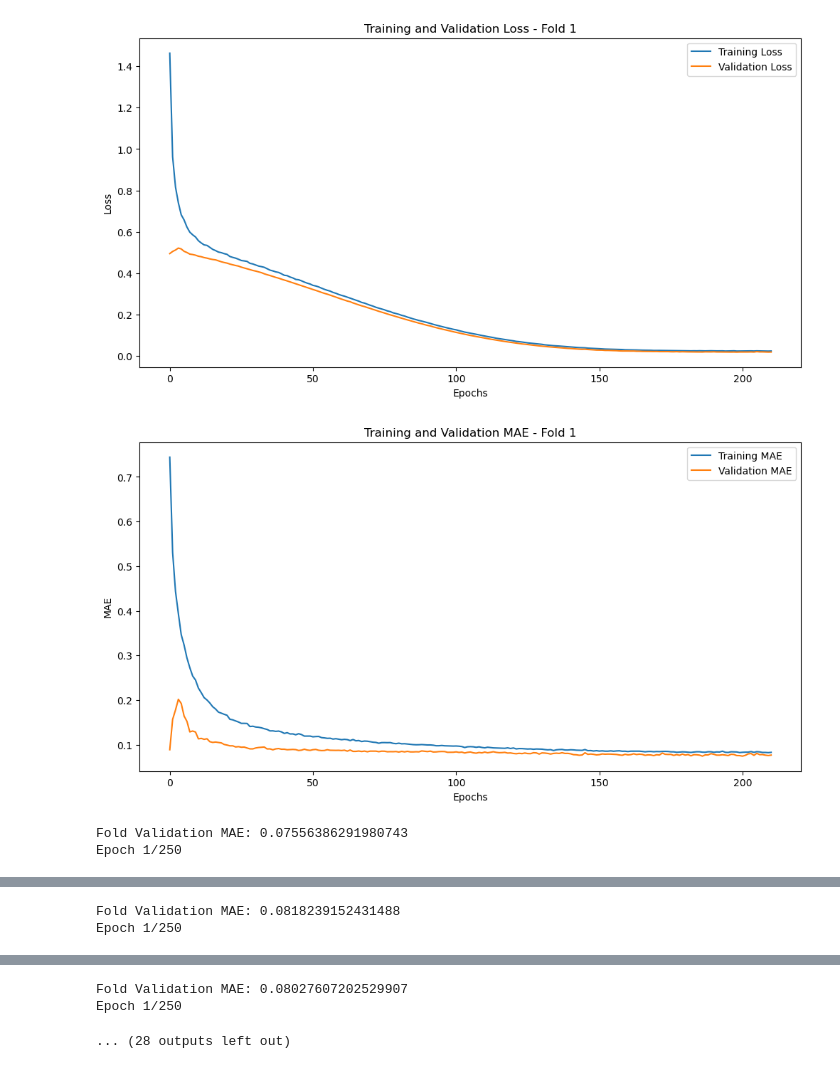
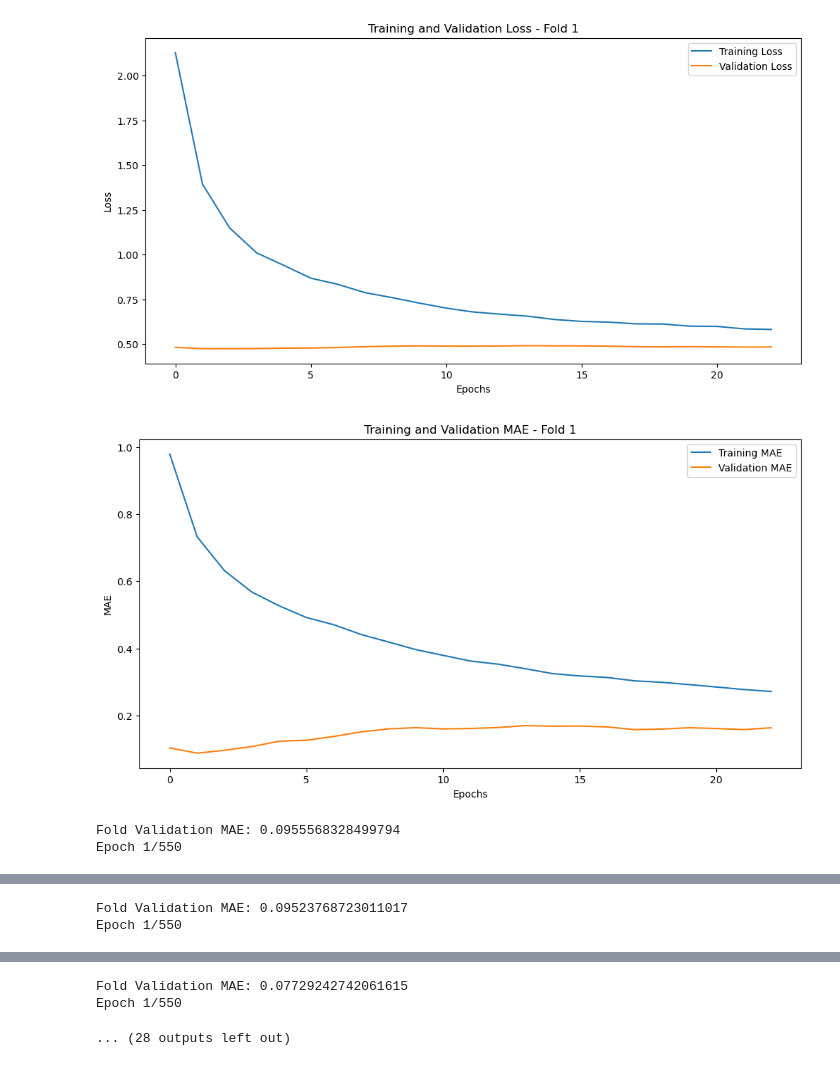
Before and after one commit to jlourenco22/aerosols_img, a Jupyter notebook: source_code_aerosols-img.ipynb, the cells around one changed output, grey strips where cells are left out. Cells and saved outputs as stored; diff of their text form; code cells hidden in the pictures.

```diff
--- a/source_code_aerosols-img.ipynb
+++ b/source_code_aerosols-img.ipynb
@@ -162,15 +140,15 @@ X_val_scaled = scaler.transform(X_val)
 
 def create_model():
     model = Sequential([
-        Dense(200, activation=LeakyReLU(negative_slope=0.01), kernel_regularizer=l2(0.002), input_shape=(X_train.shape[1],)),
+        Dense(200, activation=LeakyReLU(negative_slope=0.01), kernel_regularizer=l1(0.0001), input_shape=(X_train.shape[1],)),
         BatchNormalization(),
-        Dropout(0.4),
-        Dense(100, activation=LeakyReLU(negative_slope=0.01), kernel_regularizer=l2(0.001)),
-        BatchNormalization(),
-        Dropout(0.4),
+        Dropout(0.3),
         Dense(100, activation=LeakyReLU(negative_slope=0.01), kernel_regularizer=l2(0.001)),
         BatchNormalization(),
         Dropout(0.256),
+        Dense(100, activation=LeakyReLU(negative_slope=0.01), kernel_regularizer=l2(0.001)),
+        BatchNormalization(),
+        Dropout(0.156),
         Dense(100, activation=LeakyReLU(negative_slope=0.01), kernel_regularizer=l2(0.001)),
         BatchNormalization(),
         Dropout(0.125),
@@ -184,7 +162,7 @@ def create_model():
     ])
 
 
-    optimizer = Adam(learning_rate=0.0005)
+    optimizer = Adam(learning_rate=0.0003)
     model.compile(optimizer=optimizer, loss='mean_squared_error', metrics=['mae'])
 
     return model
@@ -204,10 +182,10 @@ for train_index, val_index in kf.split(X_train_scaled):
     model = create_model()
 
     # Early stopping callback
-    early_stopping = EarlyStopping(monitor='val_loss', patience=15, restore_best_weights=True)
+    early_stopping = EarlyStopping(monitor='val_loss', patience=20, restore_best_weights=True)
 
     # Trainar o modelo
-    history = model.fit(X_train_fold, y_train_fold, epochs=250, batch_size=256, validation_data=(X_val_fold, y_val_fold), callbacks=[early_stopping], verbose=1)
+    history = model.fit(X_train_fold, y_train_fold, epochs=550, batch_size=512, validation_data=(X_val_fold, y_val_fold), callbacks=[early_stopping], verbose=1)
 
     # Plotting do training and validation loss para cada fold
     plt.figure(figsize=(12, 6))
@@ -261,4 +239,4 @@ Epoch 211/250
-[figure, old version]
+[figure, new version]
-[figure, old version]
+[figure, new version]
-Fold Validation MAE: 0.07556386291980743
-Epoch 1/250
+Fold Validation MAE: 0.0955568328499794
+Epoch 1/550
@@ -284,2 +262,2 @@ Epoch 220/250
-Fold Validation MAE: 0.0818239152431488
-Epoch 1/250
+Fold Validation MAE: 0.09523768723011017
+Epoch 1/550
@@ -305,5 +283,5 @@ Epoch 217/250
-Fold Validation MAE: 0.08027607202529907
-Epoch 1/250
+Fold Validation MAE: 0.07729242742061615
+Epoch 1/550
 ... (28 outputs left out)
 # %%
 # Plot dos scores de loss e MAE
```
Also changed, not shown: parts of 6 cells of this notebook, 3 other files.
